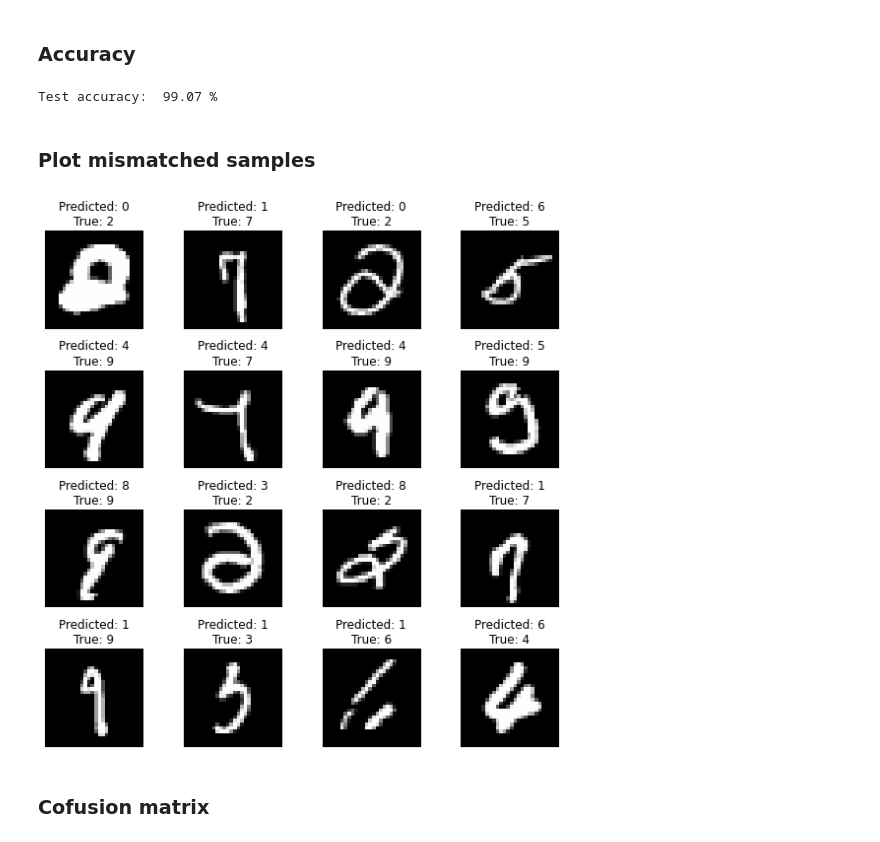
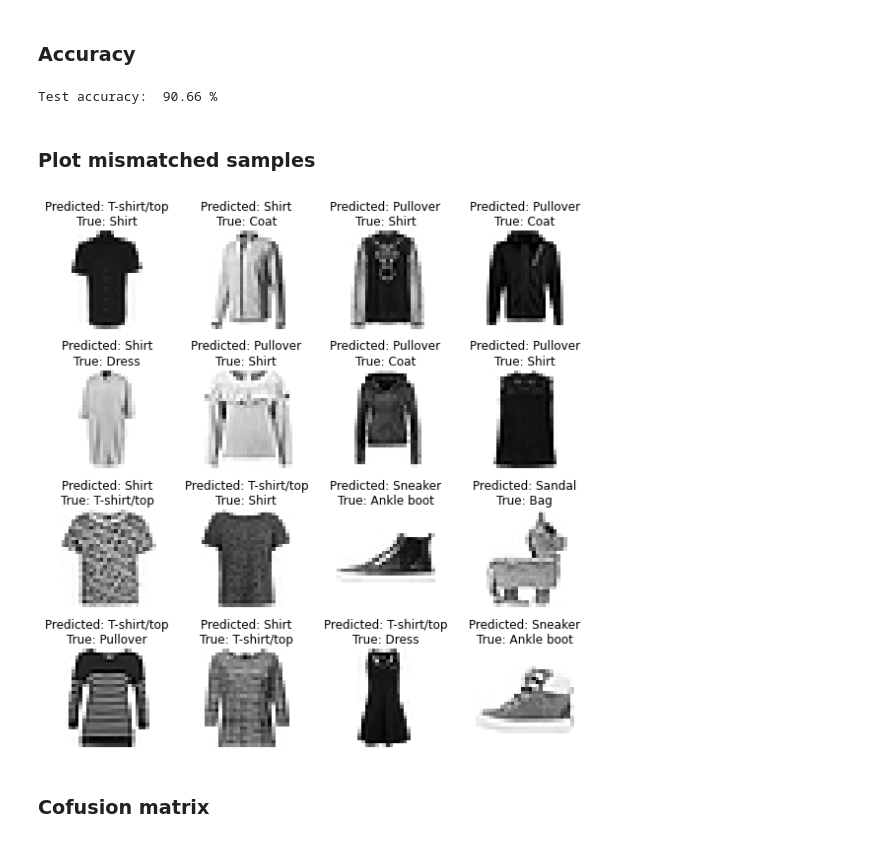
Before and after one commit to GianmarcoLattaruolo/Machine-Learning-Corso-Interno, a Jupyter notebook: Project_Bassi_Lattaruolo.ipynb, the cells around one changed output. Cells and saved outputs as stored; diff of their text form; code cells hidden in the pictures.

```diff
--- a/Project_Bassi_Lattaruolo.ipynb
+++ b/Project_Bassi_Lattaruolo.ipynb
@@ -322,7 +318,7 @@ Now we can train on the whole batch of data one Artificial Neural Network with t
 #early stopping
 stop=EarlyStopping(monitor='val_loss', #quantity to be monitored
                     mode='min', #we look for decreasing patterns stop
-                    patience = 15, #number of epochs with no improvements
+                    patience = 25, #number of epochs with no improvements
                     verbose = 1)
 #data
 features=np.shape(X_train)[1]
@@ -334,9 +330,9 @@ set_random_seed=2
 
 nn=Sequential()
 nn.add(Dense(input_dim=features,
-             units=784,
+             units=256,
              activation='relu'))
-nn.add(Dense(units=10,
+nn.add(Dense(units=64,
              activation='relu'))
 nn.add(Dense(num_classes,
              activation='softmax'))
@@ -347,7 +343,7 @@ nn.compile(loss='categorical_crossentropy',
            optimizer='sgd',
            metrics=['accuracy'])
 train=nn.fit(X_train_ss,y_train_c,
-             batch_size=32,
+             batch_size=128,
              verbose=0,
              callbacks=stop,
              epochs=100,
@@ -452,15 +450,15 @@ We load again the data set using the build in function of pytorch amd
 # %%
 ### Dataset
 
-dataset = datasets.MNIST('MNIST', train = True, download = True,
+dataset = datasets.FashionMNIST('FashionMNIST', train = True, download = True,
                              transform = transforms.Compose([
                               transforms.ToTensor(),
                               transforms.Normalize(0.0, 1.0, inplace=True),
-                              transforms.RandomAffine(10, (0.1,0.1), (0.95,1)),
-                              transforms.RandomCrop((28,28))
+                              #transforms.RandomAffine(10, (0.1,0.1), (0.95,1)),
+                              #transforms.RandomCrop((28,28))
                              ]))
 
-test_data = datasets.MNIST('MNIST', train = False, download = True,
+test_data = datasets.FashionMNIST('FashionMNIST', train = False, download = True,
                              transform=transforms.Compose([
                               transforms.ToTensor(),
                               transforms.Normalize(0.0, 1.0, inplace=True)
@@ -617,7 +614,7 @@ def my_accuracy(net, device, dataloader):
     device = training device(cuda/cpu)
     dataloader = dataloader
 
-    ________
+    __________
     Returns:
     mismatched = list of all mismatched examples
     confusion_list = list whose elements are list of true labels and probabilities of the model
@@ -791,30 +806,30 @@ ConvNet(
 ### Accuracy
 # %%
 ### Compute accuracy of the model
-mismatched, confusion, acc = my_accuracy(net, device, test_dataloader)
+mismatched, confusion, acc = my_accuracy(net.to('cpu'), 'cpu', test_dataloader)
 print("Test accuracy: ", acc, "%")
 # %% [output]
-Test accuracy:  99.07 %
+Test accuracy:  90.66 %
 # %% [markdown]
 ### Plot mismatched samples
 # %%
 # Plot Mismatched numbers
 figure = plt.figure(figsize=(8, 8))
 cols, rows = 4,4
 
 
 for i in range(rows*cols):
     img = mismatched[i][0]
 
     figure.add_subplot(rows, cols, i+1)
     plt.axis("off")
-    plt.imshow(img.squeeze(), cmap="gray"  )
-    plt.title("Predicted: "+str(mismatched[i][1])+"\n"+"True: "+str(mismatched[i][2]))
+    plt.imshow(img.squeeze(), cmap=plt.cm.gray_r)
+    plt.title("Predicted: "+labels_name[mismatched[i][1]]+"\n"+"True: "+labels_name[mismatched[i][2]])
 
 plt.tight_layout()
 plt.show()
 # %% [output]
-[figure, old version]
+[figure, new version]
 # %% [markdown]
 ### Cofusion matrix
 # %%
```
Also changed, not shown: parts of 27 cells of this notebook.
